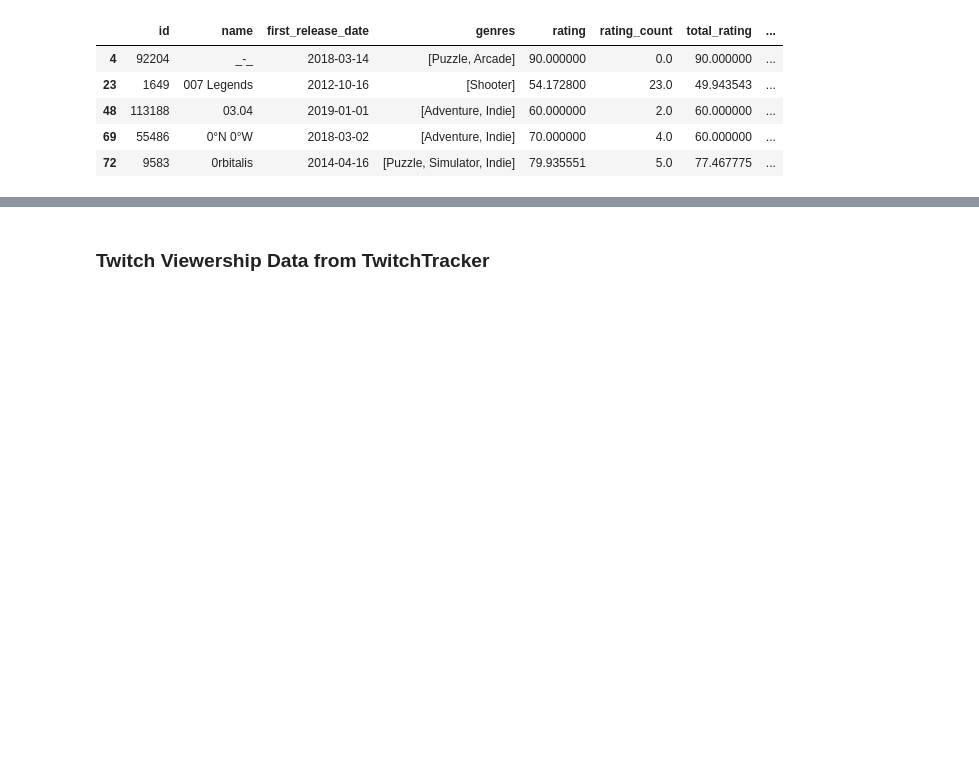
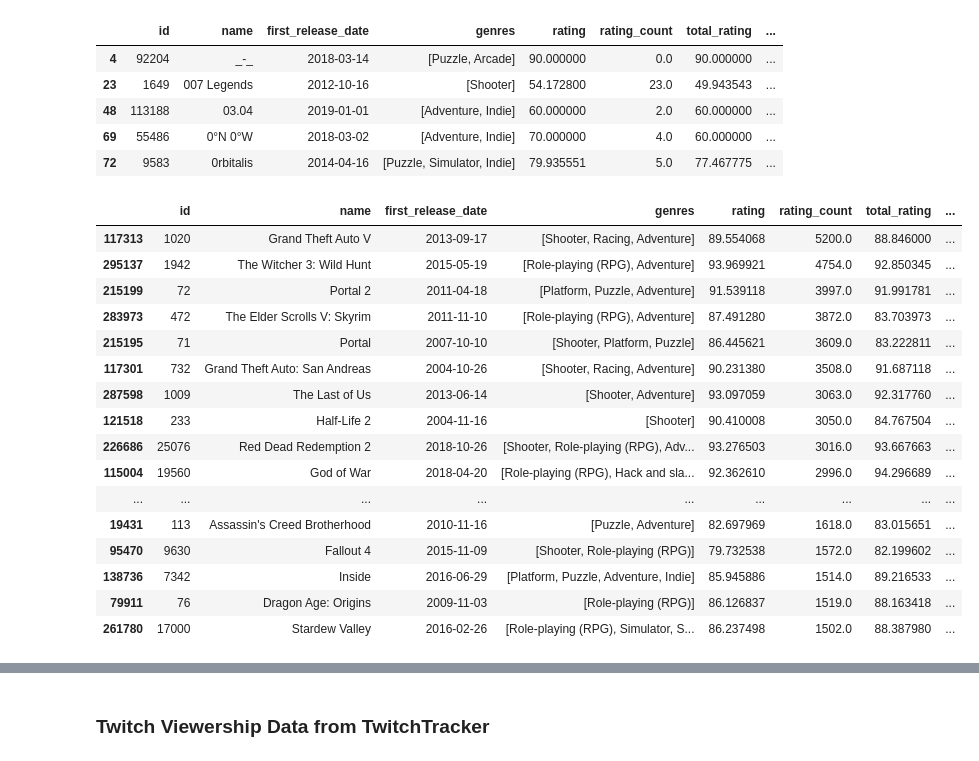
Before and after one commit to Axewuf/Beyond-The-Crosshair, a Jupyter notebook: notebooks/BeyondTheCrosshair.ipynb, the cells around one changed output, grey strips where cells are left out. Cells and saved outputs as stored; diff of their text form; code cells hidden in the pictures; blank space fills up the shorter version.

Commit message:
latest filter analysis

```diff
--- a/notebooks/BeyondTheCrosshair.ipynb
+++ b/notebooks/BeyondTheCrosshair.ipynb
@@ -220,6 +220,26 @@ With first_release_date = 31702
 | 48 | 113188 | 03.04 | 2019-01-01 | [Adventure, Indie] | 60.000000 | 2.0 | 60.000000 | ... |
 | 69 | 55486 | 0°N 0°W | 2018-03-02 | [Adventure, Indie] | 70.000000 | 4.0 | 60.000000 | ... |
 | 72 | 9583 | 0rbitalis | 2014-04-16 | [Puzzle, Simulator, Indie] | 79.935551 | 5.0 | 77.467775 | ... |
+# %%
+igdb_data_merged_filtered_converted.sort_values(by="total_rating_count", ascending=False).head(50)
+# %% [output]
+|  | id | name | first_release_date | genres | rating | rating_count | total_rating | ... |
+| 117313 | 1020 | Grand Theft Auto V | 2013-09-17 | [Shooter, Racing, Adventure] | 89.554068 | 5200.0 | 88.846000 | ... |
+| 295137 | 1942 | The Witcher 3: Wild Hunt | 2015-05-19 | [Role-playing (RPG), Adventure] | 93.969921 | 4754.0 | 92.850345 | ... |
+| 215199 | 72 | Portal 2 | 2011-04-18 | [Platform, Puzzle, Adventure] | 91.539118 | 3997.0 | 91.991781 | ... |
+| 283973 | 472 | The Elder Scrolls V: Skyrim | 2011-11-10 | [Role-playing (RPG), Adventure] | 87.491280 | 3872.0 | 83.703973 | ... |
+| 215195 | 71 | Portal | 2007-10-10 | [Shooter, Platform, Puzzle] | 86.445621 | 3609.0 | 83.222811 | ... |
+| 117301 | 732 | Grand Theft Auto: San Andreas | 2004-10-26 | [Shooter, Racing, Adventure] | 90.231380 | 3508.0 | 91.687118 | ... |
+| 287598 | 1009 | The Last of Us | 2013-06-14 | [Shooter, Adventure] | 93.097059 | 3063.0 | 92.317760 | ... |
+| 121518 | 233 | Half-Life 2 | 2004-11-16 | [Shooter] | 90.410008 | 3050.0 | 84.767504 | ... |
+| 226686 | 25076 | Red Dead Redemption 2 | 2018-10-26 | [Shooter, Role-playing (RPG), Adv... | 93.276503 | 3016.0 | 93.667663 | ... |
+| 115004 | 19560 | God of War | 2018-04-20 | [Role-playing (RPG), Hack and sla... | 92.362610 | 2996.0 | 94.296689 | ... |
+| ... | ... | ... | ... | ... | ... | ... | ... | ... |
+| 19431 | 113 | Assassin's Creed Brotherhood | 2010-11-16 | [Puzzle, Adventure] | 82.697969 | 1618.0 | 83.015651 | ... |
+| 95470 | 9630 | Fallout 4 | 2015-11-09 | [Shooter, Role-playing (RPG)] | 79.732538 | 1572.0 | 82.199602 | ... |
+| 138736 | 7342 | Inside | 2016-06-29 | [Platform, Puzzle, Adventure, Indie] | 85.945886 | 1514.0 | 89.216533 | ... |
+| 79911 | 76 | Dragon Age: Origins | 2009-11-03 | [Role-playing (RPG)] | 86.126837 | 1519.0 | 88.163418 | ... |
+| 261780 | 17000 | Stardew Valley | 2016-02-26 | [Role-playing (RPG), Simulator, S... | 86.237498 | 1502.0 | 88.387980 | ... |
 # %%
 games_with_counter = igdb_data_merged_filtered_converted[igdb_data_merged_filtered_converted["name"].str.contains("counter", case=False, na=False)]
 games_with_counter
```
